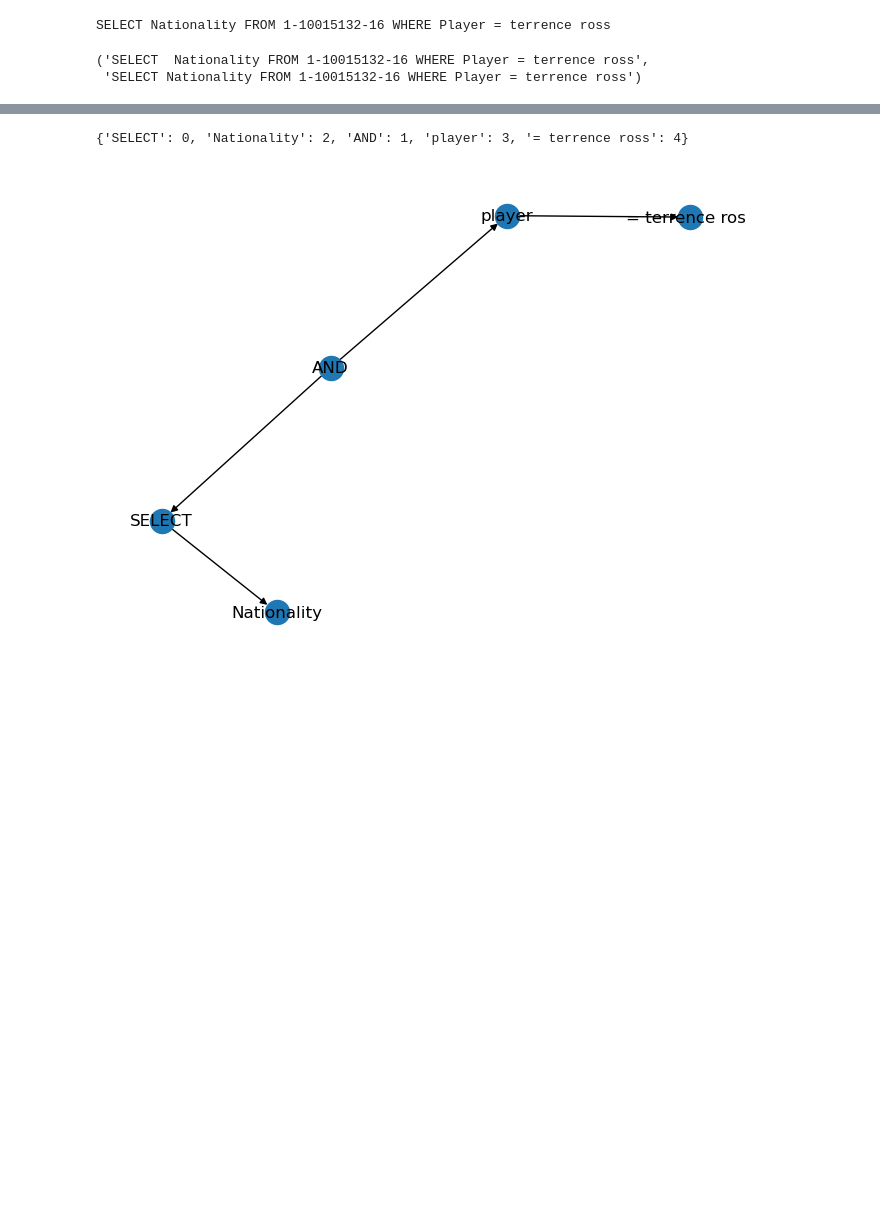
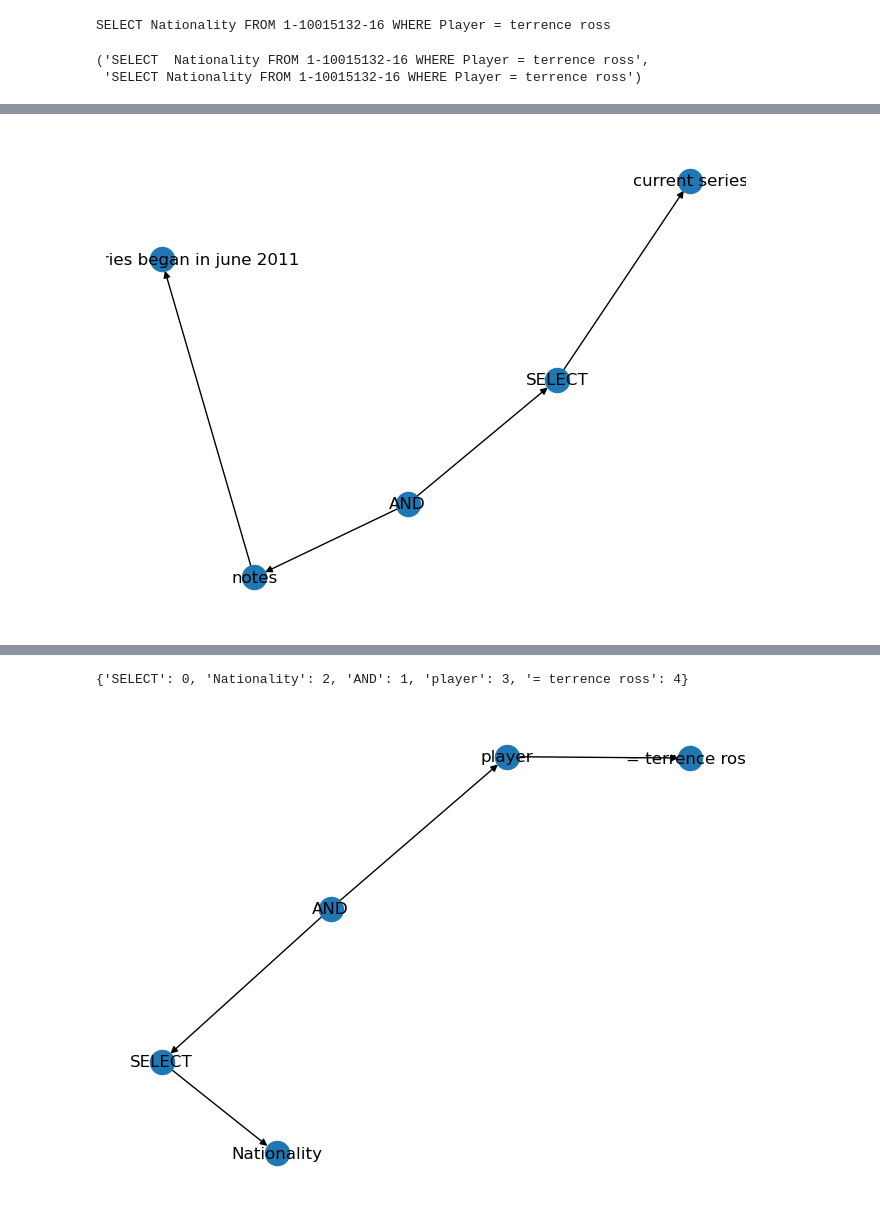
Before and after one commit to andompesta/astra-zeneca, a Jupyter notebook: preprocessing.ipynb, the cells around one changed output, grey strips where cells are left out. Drawn from its saved outputs; the diff is of its cells as text; code cells hidden in the pictures; blank space fills up the shorter version.

Commit message:
raw preprocess train dataset

```diff
--- a/preprocessing.ipynb
+++ b/preprocessing.ipynb
@@ -221,0 +507,13 @@ node_name_2_node_id
+# %%
+with open(
+    output_folder.joinpath("{}_graphs.bin".format(dataset_name)).as_posix(),
+    "rb",
+) as file:
+    gs = pickle.load(file)
+
+import matplotlib.pyplot as plt
+
+nx.draw(gs[1], with_labels=True)
+plt.show()
+# %% [output]
+[figure, added]
```
Also changed, not shown: parts of 26 cells of this notebook.
